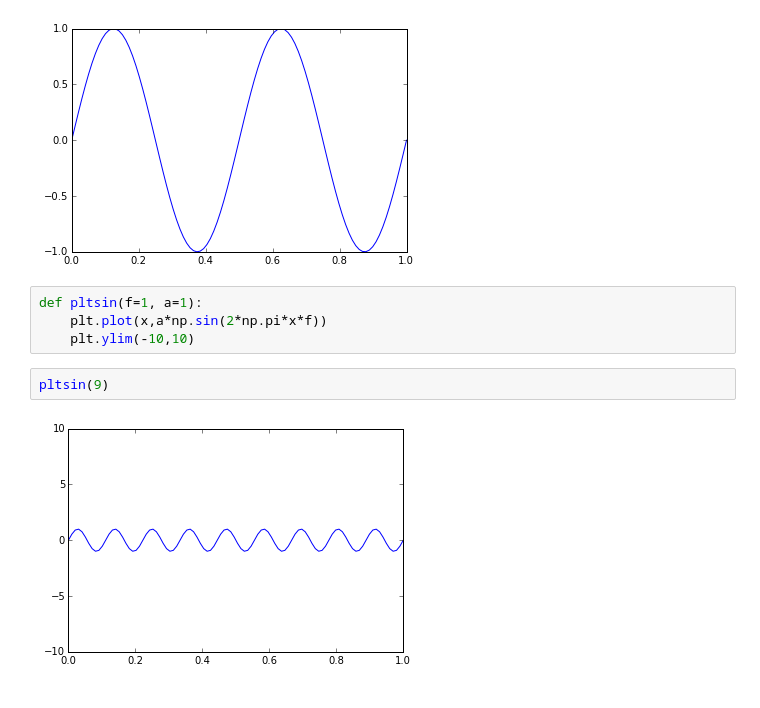
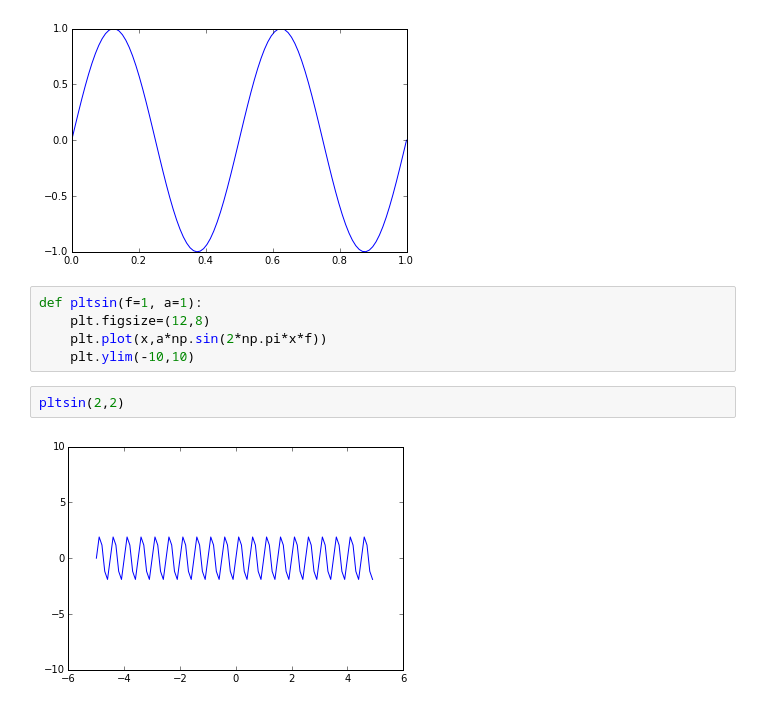
Before and after one commit to janwuyts/pythonplayground, a Jupyter notebook: testJW_20141020.ipynb, the cells around one changed output. Drawn from its saved outputs; the diff is of its cells as text.

```diff
--- a/testJW_20141020.ipynb
+++ b/testJW_20141020.ipynb
@@ -15,12 +20,13 @@ plt.plot(x,np.sin(2*np.pi*x*f));
 [figure]
 # %%
 def pltsin(f=1, a=1):
+    plt.figsize=(12,8)
     plt.plot(x,a*np.sin(2*np.pi*x*f))
     plt.ylim(-10,10)
-# %%
-pltsin(9)
-# %% [output]
-[figure, removed]
+# %%
+pltsin(2,2)
+# %% [output]
+[figure, added]
 # %%
 interact(pltsin, f=(1,10,0.1), a=(1,10,1));
 # %% [output]
```
Also changed, not shown: parts of 14 cells of this notebook.
